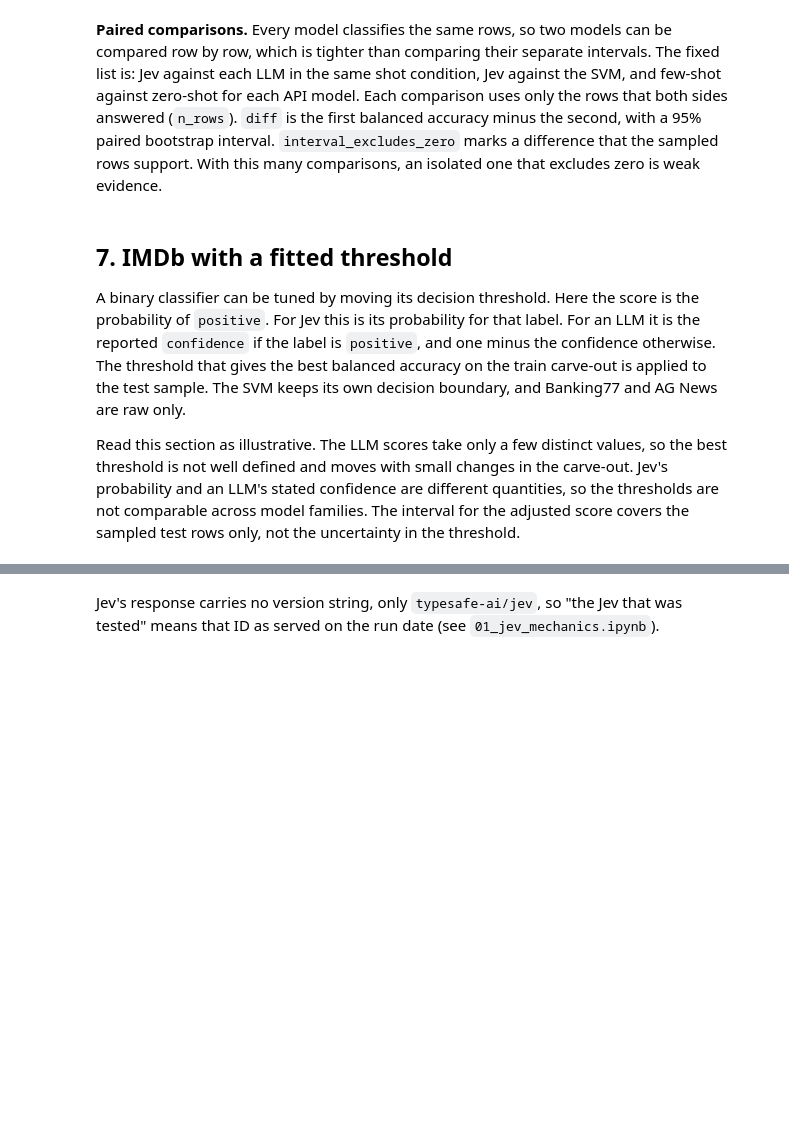
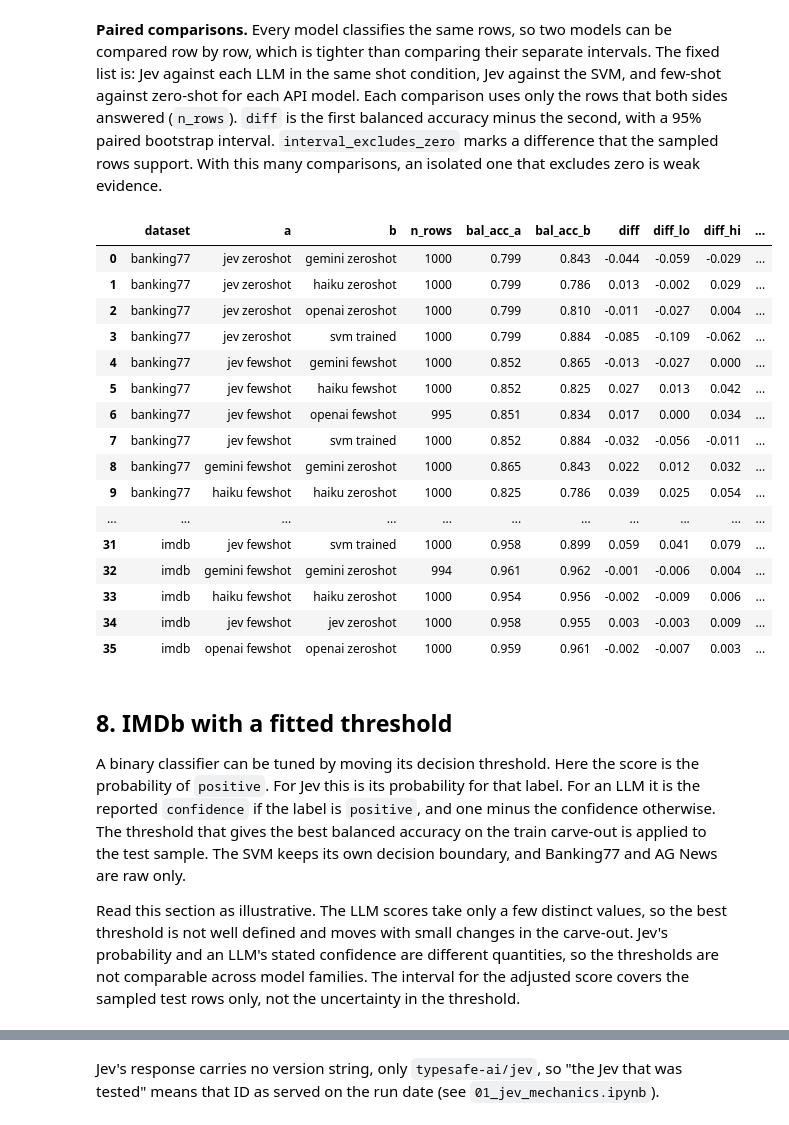
Before and after one commit to 4OH4/jev-compare, a Jupyter notebook: notebooks/02_jev_vs_llms_benchmark.ipynb, the cells around one changed output, grey strips where cells are left out. Saved outputs shown, nothing was run; the diff lists cells and outputs as text; code cells hidden in the pictures; blank space fills up the shorter version.

```diff
--- a/notebooks/02_jev_vs_llms_benchmark.ipynb
+++ b/notebooks/02_jev_vs_llms_benchmark.ipynb
@@ -546,12 +819,29 @@ balanced accuracy minus the second, with a 95% paired bootstrap interval. `inter
 marks a difference that the sampled rows support. With this many comparisons, an isolated one that
 excludes zero is weak evidence.
 # %%
-svm_frames = {ds: pd.read_csv(RESULTS / f"results_svm_{ds}.csv") for ds in DATASETS}
-paired = bench.paired_comparisons(RUNS, svm_frames, DATASETS)
+paired = bench.paired_comparisons(RUNS, SVM_FRAMES, DATASETS)
 paired.to_csv(RESULTS / "paired_comparisons.csv", index=False)
 paired.round(3)
+# %% [output]
+|  | dataset | a | b | n_rows | bal_acc_a | bal_acc_b | diff | diff_lo | diff_hi | ... |
+| 0 | banking77 | jev zeroshot | gemini zeroshot | 1000 | 0.799 | 0.843 | -0.044 | -0.059 | -0.029 | ... |
+| 1 | banking77 | jev zeroshot | haiku zeroshot | 1000 | 0.799 | 0.786 | 0.013 | -0.002 | 0.029 | ... |
+| 2 | banking77 | jev zeroshot | openai zeroshot | 1000 | 0.799 | 0.810 | -0.011 | -0.027 | 0.004 | ... |
+| 3 | banking77 | jev zeroshot | svm trained | 1000 | 0.799 | 0.884 | -0.085 | -0.109 | -0.062 | ... |
+| 4 | banking77 | jev fewshot | gemini fewshot | 1000 | 0.852 | 0.865 | -0.013 | -0.027 | 0.000 | ... |
+| 5 | banking77 | jev fewshot | haiku fewshot | 1000 | 0.852 | 0.825 | 0.027 | 0.013 | 0.042 | ... |
+| 6 | banking77 | jev fewshot | openai fewshot | 995 | 0.851 | 0.834 | 0.017 | 0.000 | 0.034 | ... |
+| 7 | banking77 | jev fewshot | svm trained | 1000 | 0.852 | 0.884 | -0.032 | -0.056 | -0.011 | ... |
+| 8 | banking77 | gemini fewshot | gemini zeroshot | 1000 | 0.865 | 0.843 | 0.022 | 0.012 | 0.032 | ... |
+| 9 | banking77 | haiku fewshot | haiku zeroshot | 1000 | 0.825 | 0.786 | 0.039 | 0.025 | 0.054 | ... |
+| ... | ... | ... | ... | ... | ... | ... | ... | ... | ... | ... |
+| 31 | imdb | jev fewshot | svm trained | 1000 | 0.958 | 0.899 | 0.059 | 0.041 | 0.079 | ... |
+| 32 | imdb | gemini fewshot | gemini zeroshot | 994 | 0.961 | 0.962 | -0.001 | -0.006 | 0.004 | ... |
+| 33 | imdb | haiku fewshot | haiku zeroshot | 1000 | 0.954 | 0.956 | -0.002 | -0.009 | 0.006 | ... |
+| 34 | imdb | jev fewshot | jev zeroshot | 1000 | 0.958 | 0.955 | 0.003 | -0.003 | 0.009 | ... |
+| 35 | imdb | openai fewshot | openai zeroshot | 1000 | 0.959 | 0.961 | -0.002 | -0.007 | 0.003 | ... |
 # %% [markdown]
-## 7. IMDb with a fitted threshold
+## 8. IMDb with a fitted threshold
 
 A binary classifier can be tuned by moving its decision threshold. Here the score is the probability
 of `positive`. For Jev this is its probability for that label. For an LLM it is the reported
```
Also changed, not shown: parts of 29 cells of this notebook, 54 other files.
